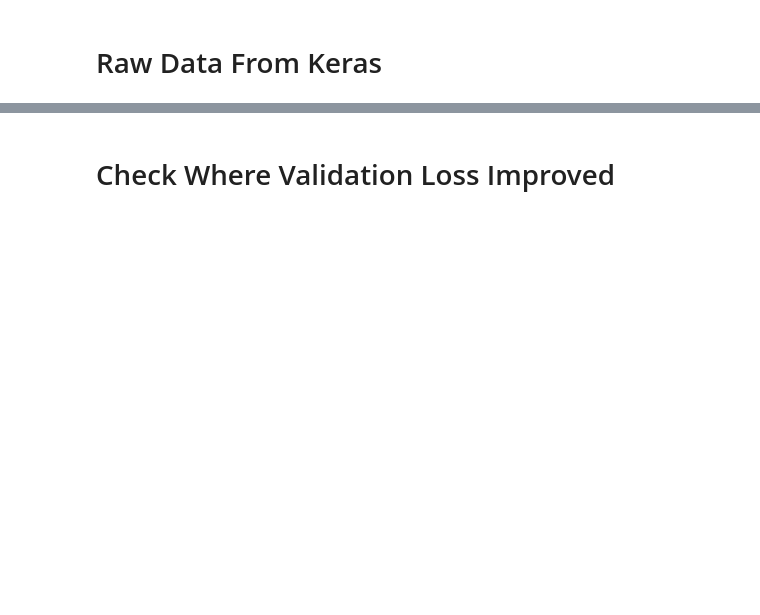
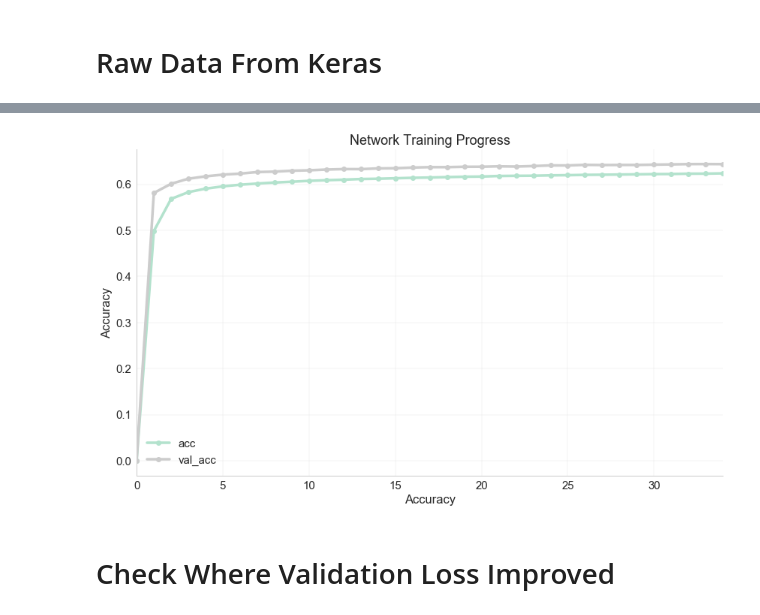
Before and after one commit to jjangsangy/Word2Seq, a Jupyter notebook: nbs/analysis.ipynb, the cells around one changed output, grey strips where cells are left out. Drawn from its saved outputs; the diff is of its cells as text; code cells hidden in the pictures; blank space fills up the shorter version.

```diff
--- a/nbs/analysis.ipynb
+++ b/nbs/analysis.ipynb
@@ -67,3 +82,7 @@ df.plot(logy=True,
+# %%
+plot_curves(['acc', 'val_acc'], ylabel='Accuracy')
+# %% [output]
+[figure, added]
 # %% [markdown]
 # Check Where Validation Loss Improved
 # %%
```
Also changed, not shown: parts of 8 cells of this notebook.
